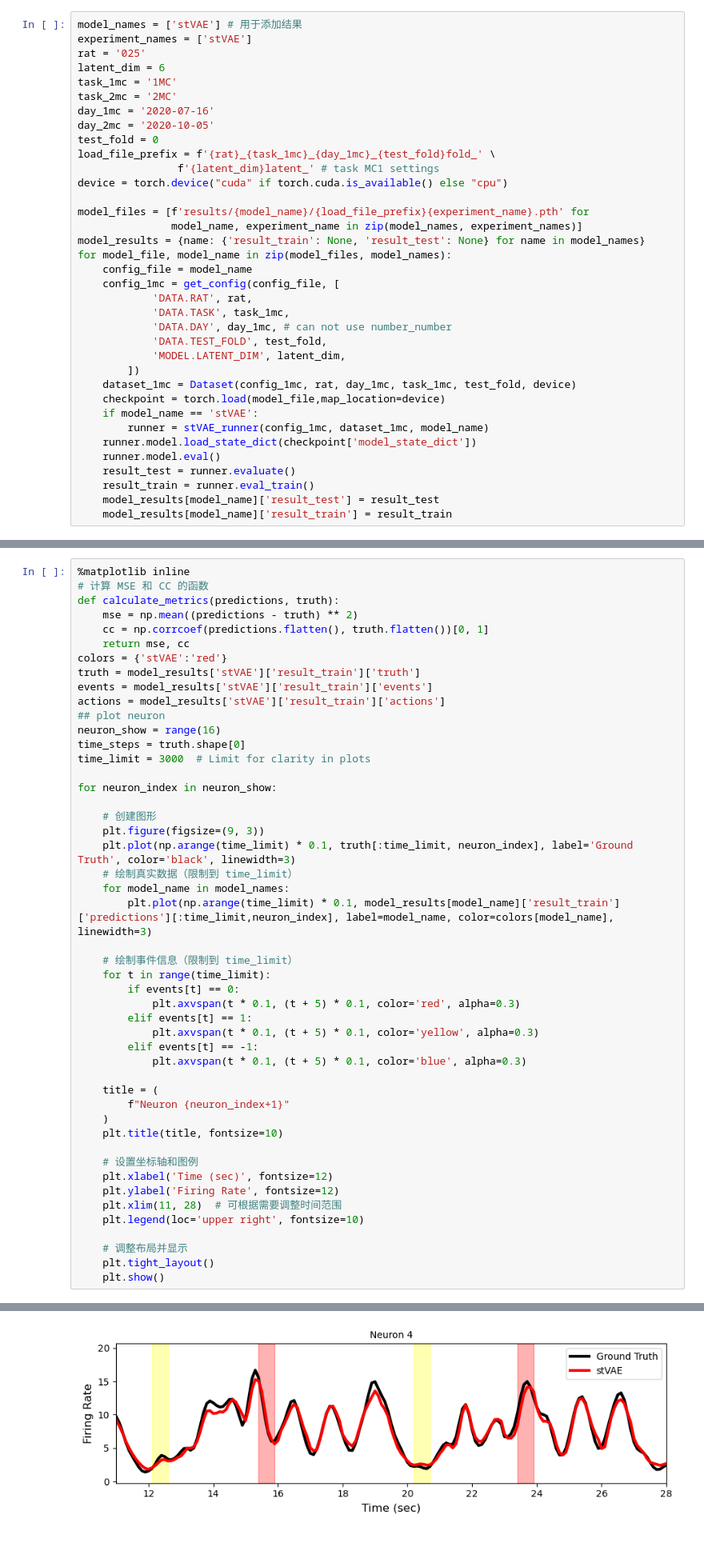
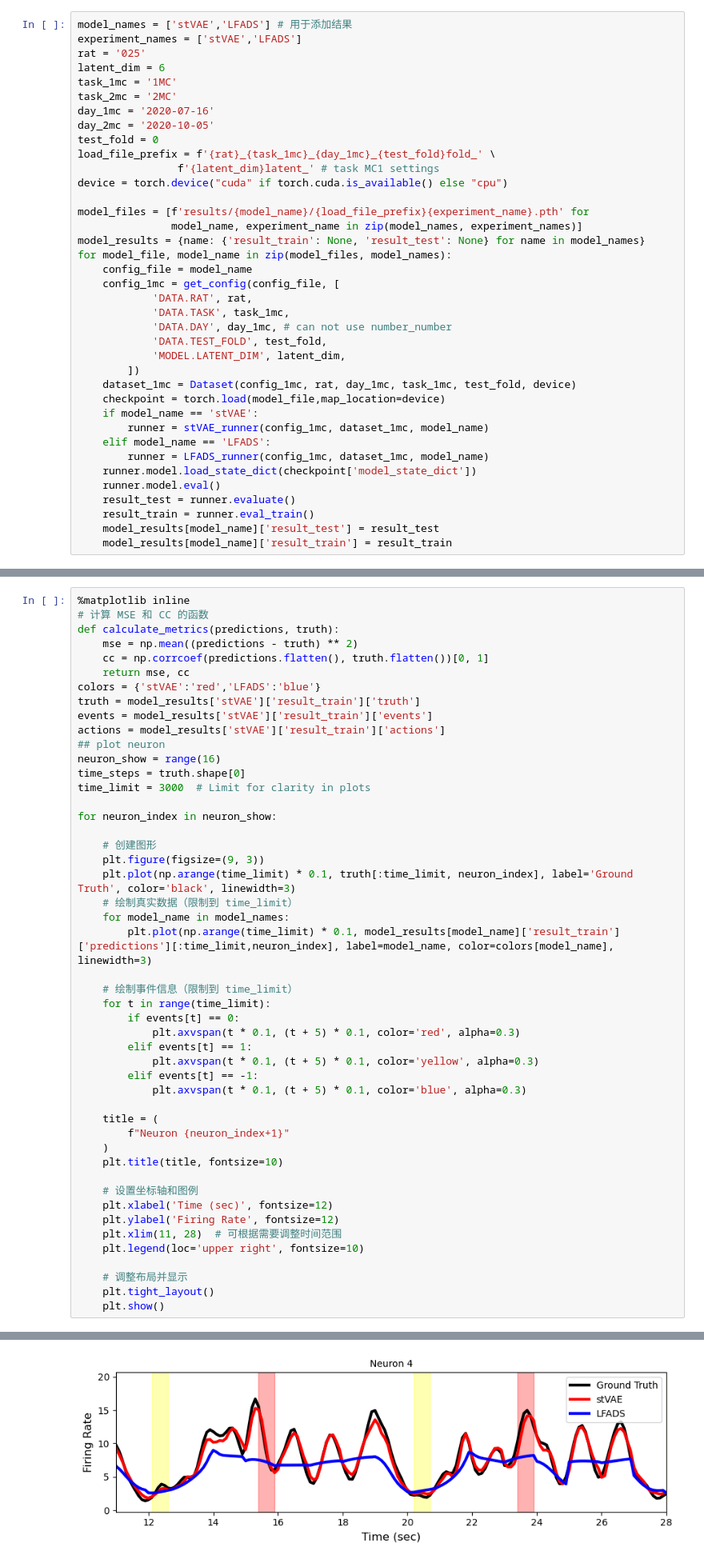
Before and after one commit to zsongah/tVAE_across_task_rat25_v2, a Jupyter notebook: evaluations/neural_prediction.ipynb, the cells around one changed output, grey strips where cells are left out. Shown at 80% size. Saved outputs shown, nothing was run; the diff lists cells and outputs as text.

```diff
--- a/evaluations/neural_prediction.ipynb
+++ b/evaluations/neural_prediction.ipynb
@@ -9,8 +10,8 @@ import matplotlib.pyplot as plt
 # %% [output]
 /home/zsongah/tVAE_across_task_rat25_v2
 # %%
-model_names = ['stVAE'] # 用于添加结果
-experiment_names = ['stVAE']
+model_names = ['stVAE','LFADS'] # 用于添加结果
+experiment_names = ['stVAE','LFADS']
 rat = '025'
 latent_dim = 6
 task_1mc = '1MC'
@@ -38,6 +39,8 @@ for model_file, model_name in zip(model_files, model_names):
     checkpoint = torch.load(model_file,map_location=device)
     if model_name == 'stVAE':
         runner = stVAE_runner(config_1mc, dataset_1mc, model_name)
+    elif model_name == 'LFADS':
+        runner = LFADS_runner(config_1mc, dataset_1mc, model_name)
     runner.model.load_state_dict(checkpoint['model_state_dict'])
     runner.model.eval()
     result_test = runner.evaluate()
@@ -53,7 +57,7 @@ def calculate_metrics(predictions, truth):
     mse = np.mean((predictions - truth) ** 2)
     cc = np.corrcoef(predictions.flatten(), truth.flatten())[0, 1]
     return mse, cc
-colors = {'stVAE':'red'}
+colors = {'stVAE':'red','LFADS':'blue'}
 truth = model_results['stVAE']['result_train']['truth']
 events = model_results['stVAE']['result_train']['events']
 actions = model_results['stVAE']['result_train']['actions']
@@ -101 +105 @@ for neuron_index in neuron_show:
-[figure, old version]
+[figure, new version]
```
Also changed, not shown: parts of 3 cells of this notebook, 21 other files.
